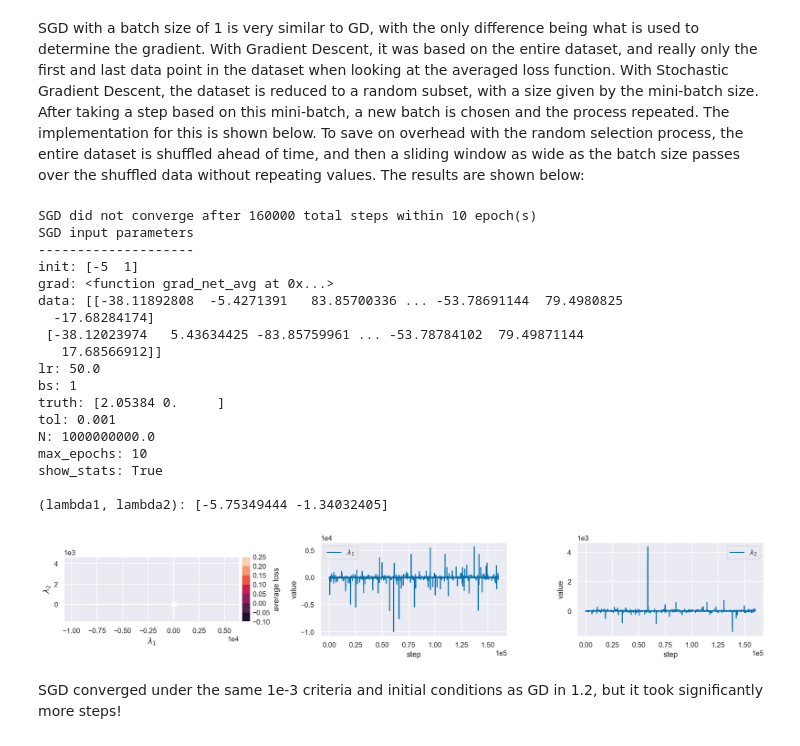
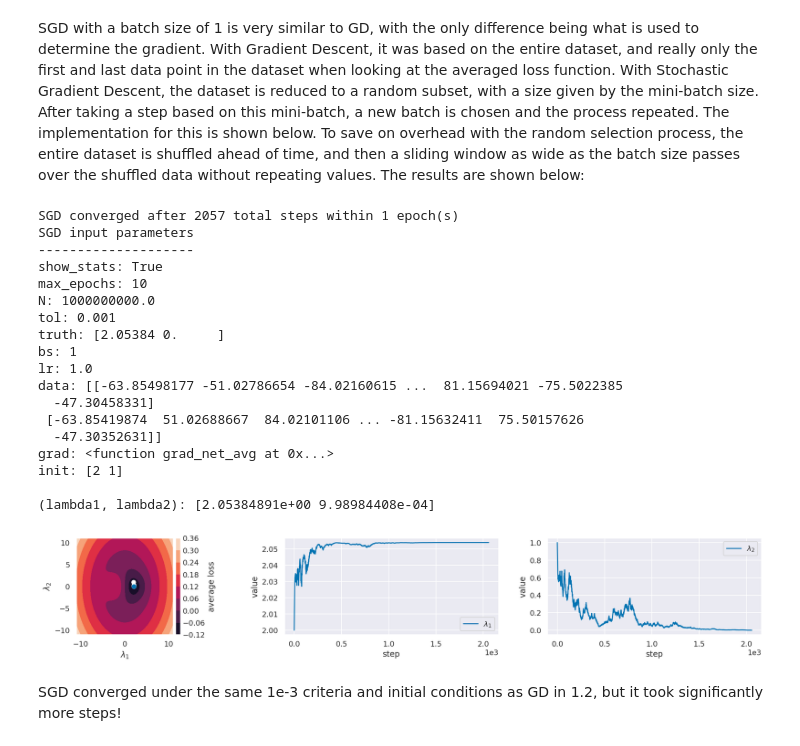
Before and after one commit to icweaver/AM207, a Jupyter notebook: HW5/AM207_HW5_IanWeaver.ipynb, the cells around one changed output. Cells and saved outputs as stored; diff of their text form; code cells hidden in the pictures.

```diff
--- a/HW5/AM207_HW5_IanWeaver.ipynb
+++ b/HW5/AM207_HW5_IanWeaver.ipynb
@@ -318,17 +318,20 @@ def plot_descent(params, init, param_func, data=None, N_param=100, label=None):
     # select 10 evenly spaced points for visualization
     idx_samp = np.round(np.linspace(0, len(params) - 1, 10)).astype(int)
     x_samp, y_samp = x[idx_samp[:-1]], y[idx_samp[:-1]]
-    lim = np.max(np.abs(init)) + 4 # plot-window limits
+    lim = 11 #1.5*np.nanmax(np.abs(params)) # plot-window limits
     N_param = N_param * 1j # number of points to sample along each param
     X, Y = np.mgrid[-lim:lim:N_param, -lim:lim:N_param]
     Z = param_func(X, Y, *data)
     divider = make_axes_locatable(axes[0])
     p1 = axes[0].contourf(X, Y, Z)
     axes[0].plot(x, y, "w")
-    axes[0].plot(x_samp, y_samp, "wo")
+    axes[0].plot(x_samp, y_samp, "wo") # trail
+    axes[0].plot(x[-1], y[-1], "bo") # endpoit
     axes[0].set_aspect("equal")
     axes[0].set_xlabel(r"$\lambda_1$")
     axes[0].set_ylabel(r"$\lambda_2$")
+    axes[0].set_xlim(-lim, lim)
+    axes[0].set_ylim(-lim, lim)
     cax = divider.append_axes("right", size="5%", pad=0.05)
     cbar = plt.colorbar(p1, ax=axes[0], cax=cax, label=label)
     cbar.ax.tick_params(size=0)
@@ -356,7 +359,7 @@ GD_params = {
     "N": 1e6, # size of pre-allocated array to hold all lambda estimates
     "max_iters": 1e4, # GD terminates if this limit is met
     "truth": np.array([2.05384, 0.]), # (lambda_1, lambda_2) true value
-    "init": np.array([1, 2]), # starting location
+    "init": np.array([2, 1]), # starting location
     "grad": grad_net_avg, # gradient function
     "data": data, # input data
     "show_stats": True, # print out ingredients?
@@ -430,50 +433,50 @@ def SGD(init=_, grad=_, data=_, lr=_, bs=_, truth=_, tol=_, N=_,
         print("SGD input parameters")
         print("--------------------")
         for k, v in input_params.items():
             print(f"{k}: {v}")
         print()
     return sols[:i+1, :], times[:i+1]
 
 # run stochastic gradient descent
 data = np.loadtxt("HW5_data.csv", delimiter=',')
 SGD_params = {
-    "lr": 50., # learning rate,
+    "lr": 1., # learning rate,
     "tol": 1e-3, # convergence tolerance for normed distance to truth values
     "N": 1e9, # size of pre-allocated array to hold all lambda estimates
     "max_epochs": 10, # GD terminates if this limit is met
     "truth": np.array([2.05384, 0.]), # (lambda_1, lambda_2) true value
-    "init": np.array([-5, 1]), # starting location
+    "init": np.array([2, 1]), # starting location
     "grad": grad_net_avg, # gradient function
     "data": data, # input data
     "show_stats": True, # print out ingredients?
     "bs": 1, # batch size
 }
 lambdas_SGD, times_SGD = SGD(**SGD_params)
 print(f"(lambda1, lambda2): {lambdas_SGD[-1, :]}")
 
 # display results
 plot_descent(lambdas_SGD, SGD_params["init"],
              loss_func_avg, data, label="average loss")
 # %% [output]
-SGD did not converge after 160000 total steps within 10 epoch(s)
+SGD converged after 2057 total steps within 1 epoch(s)
 SGD input parameters
 --------------------
-init: [-5  1]
+show_stats: True
+max_epochs: 10
+N: 1000000000.0
+tol: 0.001
+truth: [2.05384 0.     ]
+bs: 1
+lr: 1.0
+data: [[-63.85498177 -51.02786654 -84.02160615 ...  81.15694021 -75.5022385
+  -47.30458331]
+ [-63.85419874  51.02688667  84.02101106 ... -81.15632411  75.50157626
+  -47.30352631]]
 grad: <function grad_net_avg at 0x...>
-data: [[-38.11892808  -5.4271391   83.85700336 ... -53.78691144  79.4980825
-  -17.68284174]
- [-38.12023974   5.43634425 -83.85759961 ... -53.78784102  79.49871144
-   17.68566912]]
-lr: 50.0
-bs: 1
-truth: [2.05384 0.     ]
-tol: 0.001
-N: 1000000000.0
-max_epochs: 10
-show_stats: True
+init: [2 1]
 
-(lambda1, lambda2): [-5.75349444 -1.34032405]
+(lambda1, lambda2): [2.05384891e+00 9.98984408e-04]
-[figure, old version]
+[figure, new version]
 # %% [markdown]
 SGD converged under the same 1e-3 criteria and initial conditions as GD in 1.2, but it took significantly more steps!
 # %% [markdown]
```
Also changed, not shown: parts of 8 cells of this notebook.
